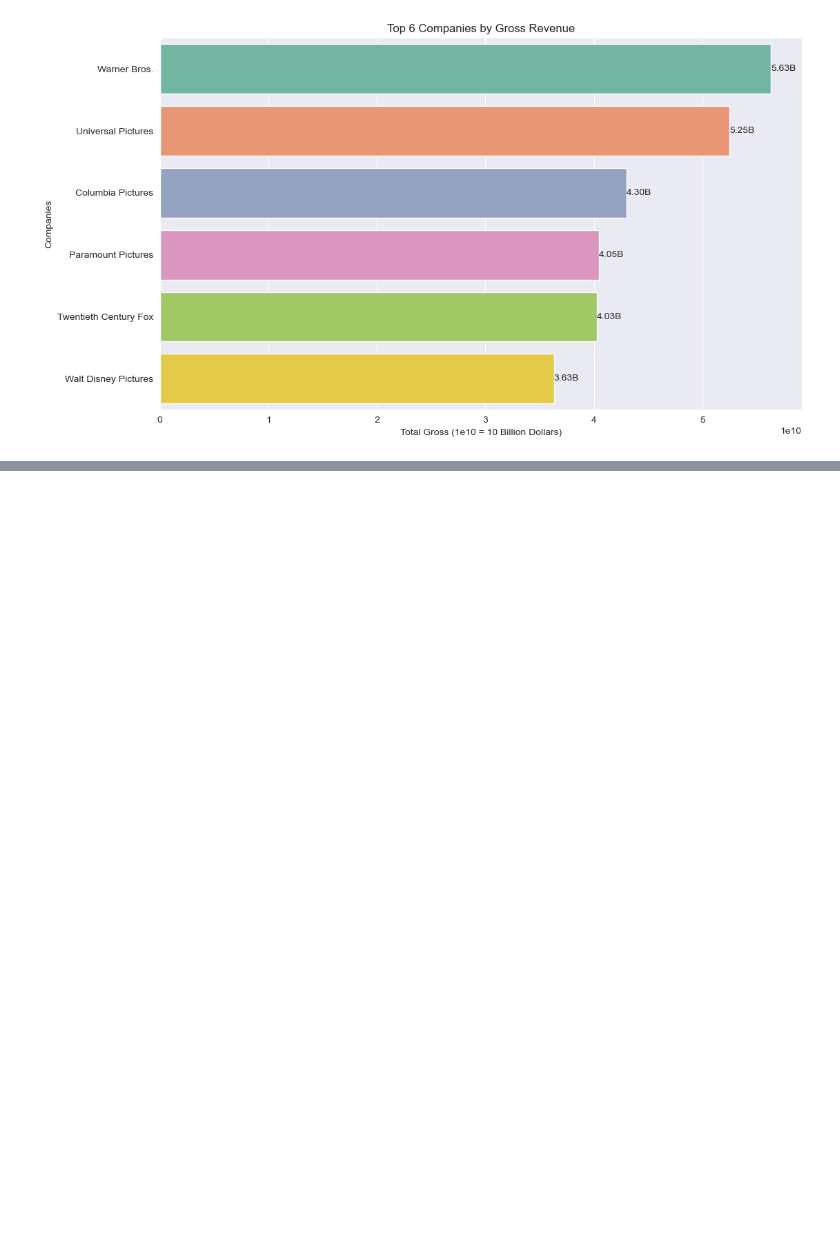
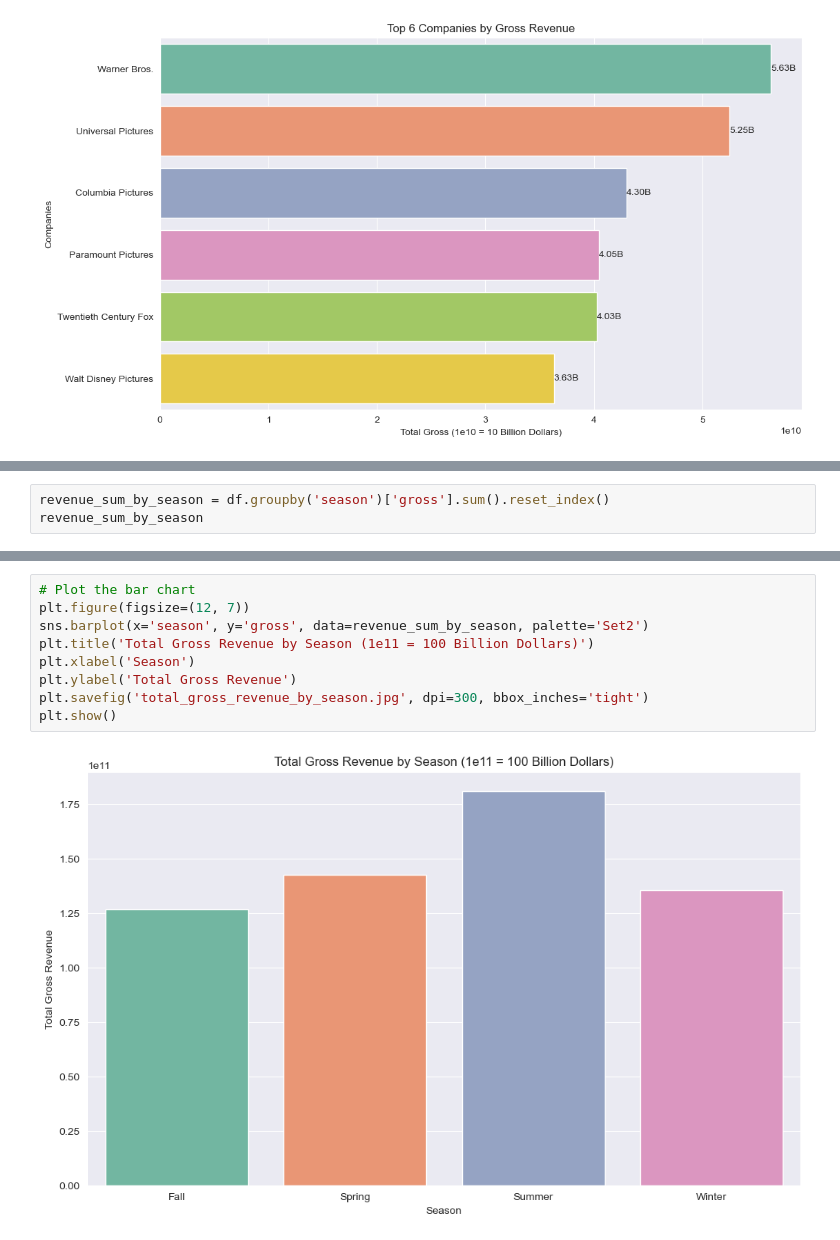
Before and after one commit to gururaser/film-analysis-project, a Jupyter notebook: film-analysis.ipynb, the cells around one changed output, grey strips where cells are left out. Saved outputs shown, nothing was run; the diff lists cells and outputs as text; blank space fills up the shorter version.

```diff
--- a/film-analysis.ipynb
+++ b/film-analysis.ipynb
@@ -907,0 +970,3 @@ plt.show()
+# %%
+revenue_sum_by_season = df.groupby('season')['gross'].sum().reset_index()
+revenue_sum_by_season
@@ -907,0 +979,11 @@ plt.show()
+# %%
+# Plot the bar chart
+plt.figure(figsize=(12, 7))
+sns.barplot(x='season', y='gross', data=revenue_sum_by_season, palette='Set2')
+plt.title('Total Gross Revenue by Season (1e11 = 100 Billion Dollars)')
+plt.xlabel('Season')
+plt.ylabel('Total Gross Revenue')
+plt.savefig('total_gross_revenue_by_season.jpg', dpi=300, bbox_inches='tight')
+plt.show()
+# %% [output]
+[figure, added]
```
Also changed, not shown: parts of 12 cells of this notebook.
